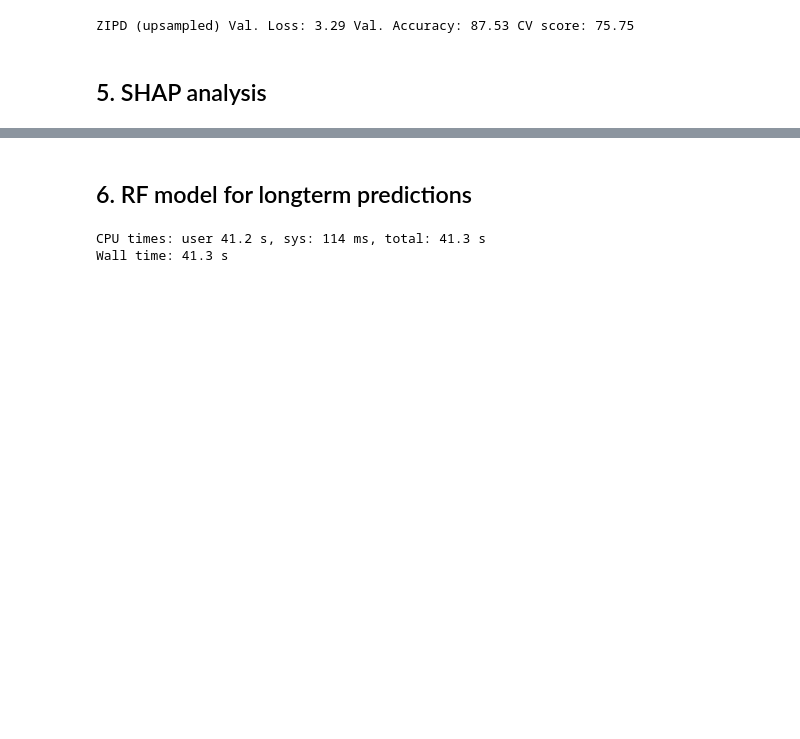
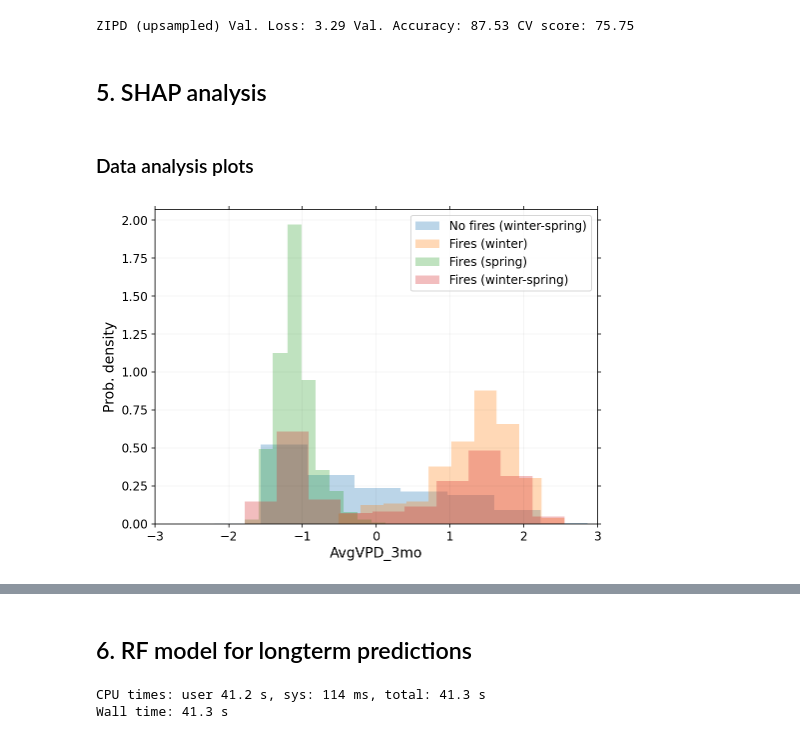
Before and after one commit to jtbuch/smlfire1.0, a Jupyter notebook: scripts/ml_grid_fire_frequency.ipynb, the cells around one changed output, grey strips where cells are left out. Saved outputs shown, nothing was run; the diff lists cells and outputs as text; code cells hidden in the pictures; blank space fills up the shorter version.

```diff
--- a/scripts/ml_grid_fire_frequency.ipynb
+++ b/scripts/ml_grid_fire_frequency.ipynb
@@ -89,7 +89,7 @@ from tensorflow.keras.callbacks import EarlyStopping, TensorBoard, ReduceLROnPla
 ## 2. Data preprocessing
 # %%
 data_dir= "../data/"
-shap_flag= False
+shap_flag= True
 
 if not shap_flag:
     clim_df= pd.read_hdf('../data/clim_fire_freq_12km_w2020_data.h5') #w2020_rescaled_ --> for SHAP analysis
@@ -406,0 +427,18 @@ ZIPD (upsampled) Val. Loss: 3.29 Val. Accuracy: 87.53 CV score: 75.75
+# %% [markdown]
+### Data analysis plots
+# %%
+fig, ax= plt.subplots(1, 1, figsize= (7, 5) , constrained_layout= True)
+plt.hist(df_r[df_r.month.isin(wet_seas_mons)][df_r.fire_freq == 0]['AvgVPD_3mo'], density= True, stacked= True, alpha= 0.3, label= 'No fires (winter-spring)');
+plt.hist(df_r[df_r.month.isin(wet_seas_mons_1)][df_r.fire_freq == 1]['AvgVPD_3mo'], density= True, stacked= True, alpha= 0.3, label= 'Fires (winter)');
+plt.hist(df_r[df_r.month.isin(wet_seas_mons_2)][df_r.fire_freq == 1]['AvgVPD_3mo'], density= True, stacked= True, alpha= 0.3, label= 'Fires (spring)');
+plt.hist(df_r[df_r.month.isin(wet_seas_mons)][df_r.fire_freq == 1]['AvgVPD_3mo'], density= True, stacked= True, alpha= 0.3, label= 'Fires (winter-spring)');
+plt.xlabel('AvgVPD_3mo', fontsize= 14)
+plt.xlim(-3, 3)
+plt.ylabel('Prob. density', fontsize= 14)
+plt.legend(loc='upper right', frameon= True, fontsize= 12);
+plt.tick_params(labeltop=False, top=True, labelright=False, right=True, which='both', labelsize= 12);
+plt.grid(b=True, which='major', color='black', alpha=0.05, linestyle='-');
+plt.grid(b=True, which='minor', color='black', alpha=0.01, linestyle='-');
+plt.savefig('../paper_plots/antvpd_wet_seas_plot.pdf', bbox_inches='tight', dpi= 300);
+# %% [output]
+[figure, added]
```
Also changed, not shown: parts of 26 cells of this notebook, 14 other files.
